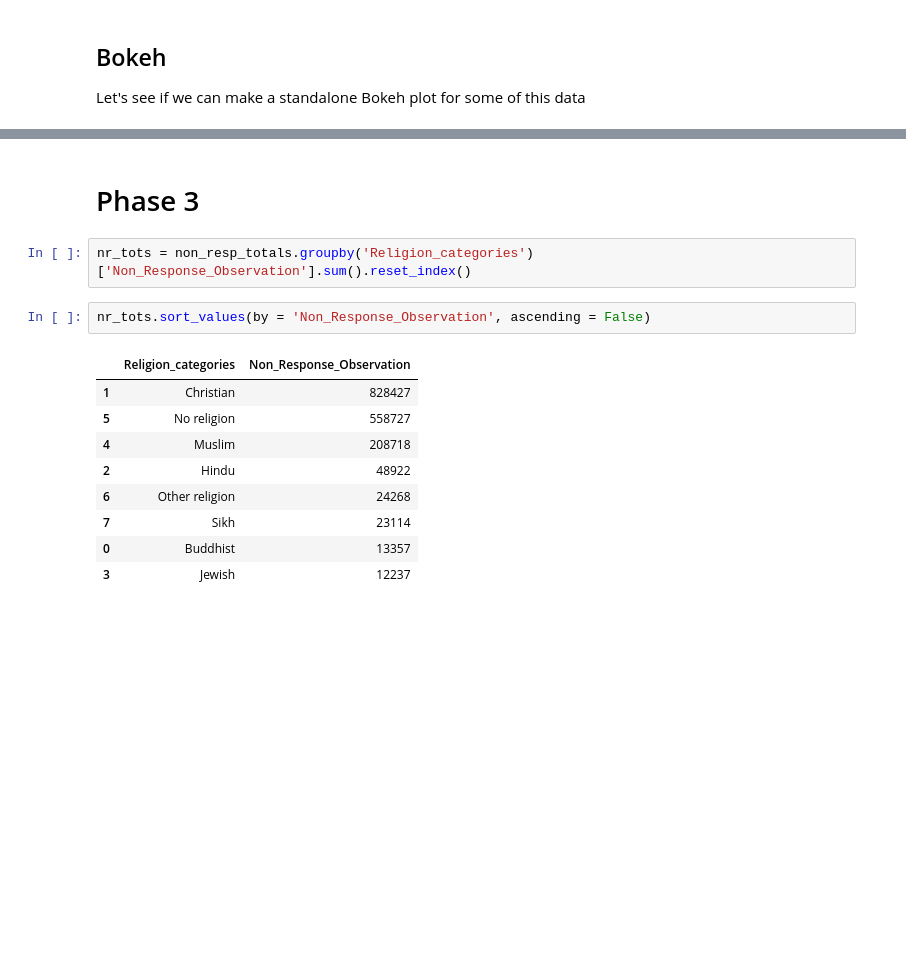
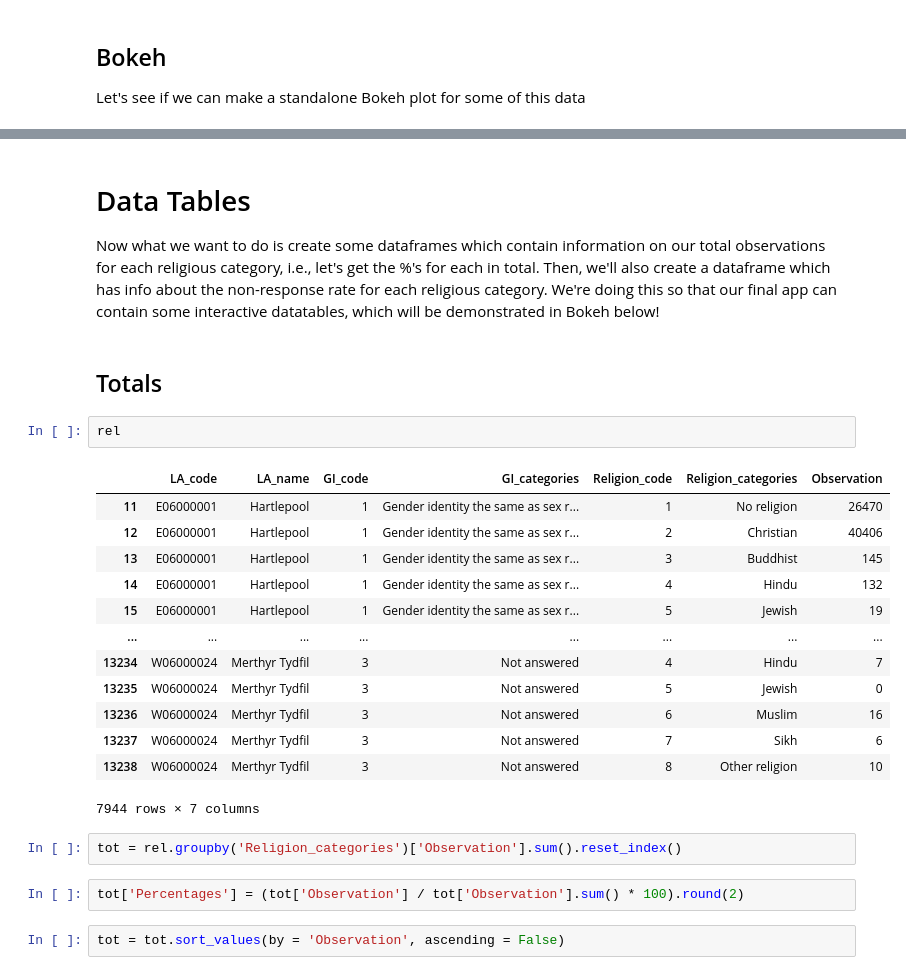
Before and after one commit to UKDataServiceOpen/InteractiveGender, a Jupyter notebook: Python/Religion_2_GI.ipynb, the cells around one changed output, grey strips where cells are left out. Drawn from its saved outputs; the diff is of its cells as text; blank space fills up the shorter version.

```diff
--- a/Python/Religion_2_GI.ipynb
+++ b/Python/Religion_2_GI.ipynb
@@ -221,16 +229,28 @@ Loading BokehJS ...
 # %% [markdown]
-# Phase 3
+# Data Tables
+
+Now what we want to do is create some dataframes which contain information on our total observations for each religious category, i.e., let's get the %'s for each in total. Then, we'll also create a dataframe which has info about the non-response rate for each religious category. We're doing this so that our final app can contain some interactive datatables, which will be demonstrated in Bokeh below!
-# %%
-nr_tots = non_resp_totals.groupby('Religion_categories')['Non_Response_Observation'].sum().reset_index()
-# %%
-nr_tots.sort_values(by = 'Non_Response_Observation', ascending = False)
-# %% [output]
-|  | Religion_categories | Non_Response_Observation |
-| 1 | Christian | 828427 |
-| 5 | No religion | 558727 |
-| 4 | Muslim | 208718 |
-| 2 | Hindu | 48922 |
-| 6 | Other religion | 24268 |
-| 7 | Sikh | 23114 |
-| 0 | Buddhist | 13357 |
-| 3 | Jewish | 12237 |
+# %% [markdown]
+## Totals
+# %%
+rel
+# %% [output]
+|  | LA_code | LA_name | GI_code | GI_categories | Religion_code | Religion_categories | Observation |
+| 11 | E06000001 | Hartlepool | 1 | Gender identity the same as sex r... | 1 | No religion | 26470 |
+| 12 | E06000001 | Hartlepool | 1 | Gender identity the same as sex r... | 2 | Christian | 40406 |
+| 13 | E06000001 | Hartlepool | 1 | Gender identity the same as sex r... | 3 | Buddhist | 145 |
+| 14 | E06000001 | Hartlepool | 1 | Gender identity the same as sex r... | 4 | Hindu | 132 |
+| 15 | E06000001 | Hartlepool | 1 | Gender identity the same as sex r... | 5 | Jewish | 19 |
+| ... | ... | ... | ... | ... | ... | ... | ... |
+| 13234 | W06000024 | Merthyr Tydfil | 3 | Not answered | 4 | Hindu | 7 |
+| 13235 | W06000024 | Merthyr Tydfil | 3 | Not answered | 5 | Jewish | 0 |
+| 13236 | W06000024 | Merthyr Tydfil | 3 | Not answered | 6 | Muslim | 16 |
+| 13237 | W06000024 | Merthyr Tydfil | 3 | Not answered | 7 | Sikh | 6 |
+| 13238 | W06000024 | Merthyr Tydfil | 3 | Not answered | 8 | Other religion | 10 |
+7944 rows × 7 columns
+# %%
+tot = rel.groupby('Religion_categories')['Observation'].sum().reset_index()
+# %%
+tot['Percentages'] = (tot['Observation'] / tot['Observation'].sum() * 100).round(2)
+# %%
+tot = tot.sort_values(by = 'Observation', ascending = False)
```
Also changed, not shown: parts of 17 cells of this notebook, 7 other files.
